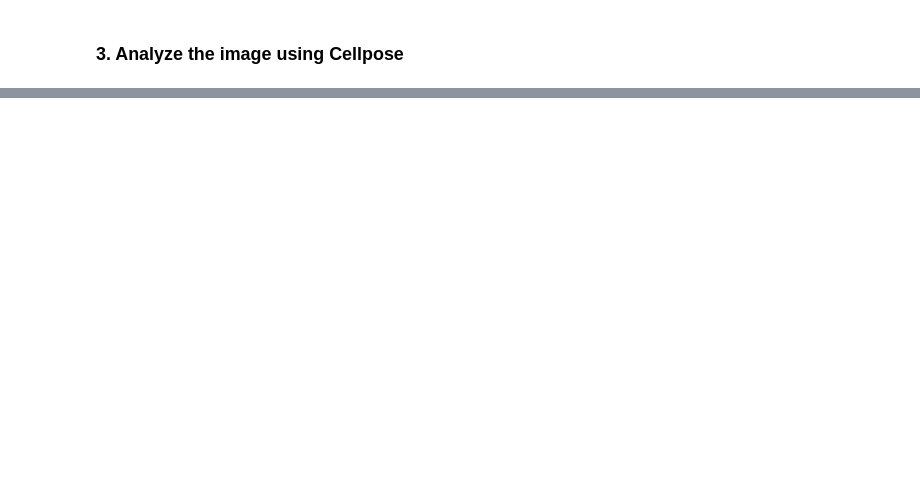
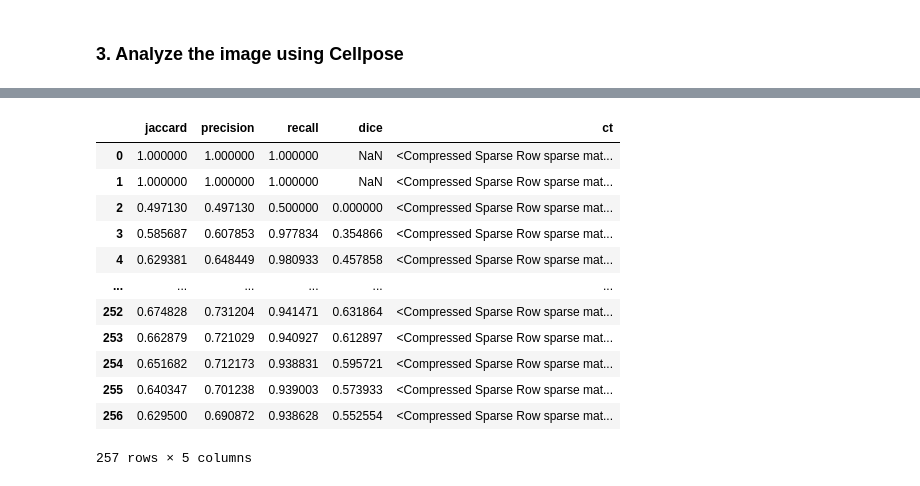
Before and after one commit to jvsguerra/MDA_Project_4, a Jupyter notebook: Project_4.ipynb, the cells around one changed output, grey strips where cells are left out. Saved outputs shown, nothing was run; the diff lists cells and outputs as text; code cells hidden in the pictures; blank space fills up the shorter version.

```diff
--- a/Project_4.ipynb
+++ b/Project_4.ipynb
@@ -261,0 +373,42 @@ We will compare Cellpose segmentations with Nessys labels using common segmentat
+# %%
+# Initialize metrics dictionary
+metrics = {
+    "jaccard": [],
+    "precision": [],
+    "recall": [],
+    "dice": [],
+    "ct": [],
+}
+
+# Iterate over predictions and ground truth
+for pred, gt in zip(predictions, ground_truth):
+    # Flatten arrays for computation
+    pred_flat = pred.flatten() > 0
+    gt_flat = gt.flatten() > 0
+
+    # Compute metrics
+    metrics["ct"].append(contingency_table(gt, pred))
+    metrics["jaccard"].append(jaccard_score(gt_flat, pred_flat, average="macro"))
+    metrics["precision"].append(precision_score(gt_flat, pred_flat, average="macro"))
+    metrics["recall"].append(recall_score(gt_flat, pred_flat, average="macro"))
+    metrics["dice"].append(1 - dice(gt_flat, pred_flat))
+
+# Convert metrics to a DataFrame
+metrics_df = pandas.DataFrame(metrics)
+
+# Display the metrics DataFrame
+metrics_df
+# %% [output]
+|  | jaccard | precision | recall | dice | ct |
+| 0 | 1.000000 | 1.000000 | 1.000000 | NaN | <Compressed Sparse Row sparse mat... |
+| 1 | 1.000000 | 1.000000 | 1.000000 | NaN | <Compressed Sparse Row sparse mat... |
+| 2 | 0.497130 | 0.497130 | 0.500000 | 0.000000 | <Compressed Sparse Row sparse mat... |
+| 3 | 0.585687 | 0.607853 | 0.977834 | 0.354866 | <Compressed Sparse Row sparse mat... |
+| 4 | 0.629381 | 0.648449 | 0.980933 | 0.457858 | <Compressed Sparse Row sparse mat... |
+| ... | ... | ... | ... | ... | ... |
+| 252 | 0.674828 | 0.731204 | 0.941471 | 0.631864 | <Compressed Sparse Row sparse mat... |
+| 253 | 0.662879 | 0.721029 | 0.940927 | 0.612897 | <Compressed Sparse Row sparse mat... |
+| 254 | 0.651682 | 0.712173 | 0.938831 | 0.595721 | <Compressed Sparse Row sparse mat... |
+| 255 | 0.640347 | 0.701238 | 0.939003 | 0.573933 | <Compressed Sparse Row sparse mat... |
+| 256 | 0.629500 | 0.690872 | 0.938628 | 0.552554 | <Compressed Sparse Row sparse mat... |
+257 rows × 5 columns
```
Also changed, not shown: parts of 19 cells of this notebook.
